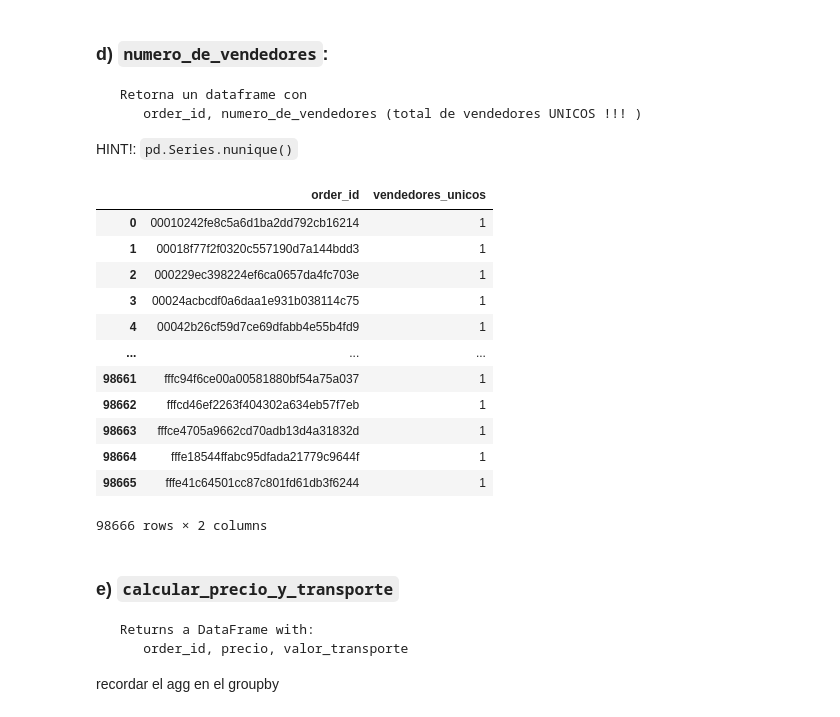
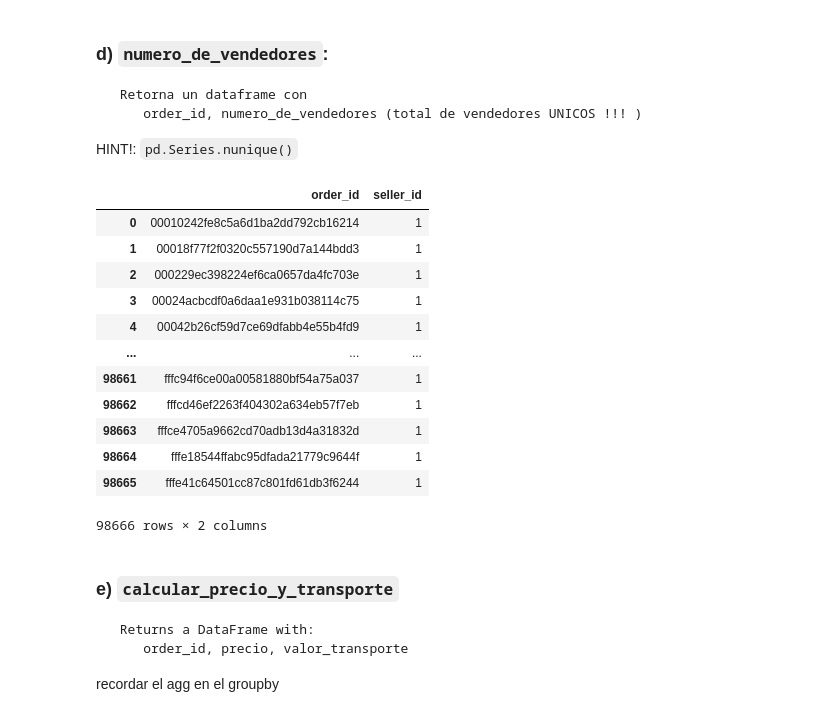
Before and after one commit to Chiaraaorlando/Olist, a Jupyter notebook: ejercicio_orders_part1.ipynb, the cells around one changed output. Cells and saved outputs as stored; diff of their text form; code cells hidden in the pictures.

```diff
--- a/ejercicio_orders_part1.ipynb
+++ b/ejercicio_orders_part1.ipynb
@@ -289,3 +365,6 @@ reviews.head()
 ### c) `numero_de_productos`:
      retorna un dataframe con
         order_id, numero_de_productos (numero_de_productos_por_orden)
+# %%
+order_items = data['order_items'].copy()
+order_items.head()
@@ -316,11 +402,11 @@ productos
 HINT!:
 `pd.Series.nunique()`
 # %%
-from olist.preprocess import vendedores_unicos
-vendedores = vendedores_unicos(data)
+from funciones.preprocess import vendedores_unicos
+vendedores = vendedores_unicos(order_items)
 vendedores
 # %% [output]
-|  | order_id | vendedores_unicos |
+|  | order_id | seller_id |
 | 0 | 00010242fe8c5a6d1ba2dd792cb16214 | 1 |
 | 1 | 00018f77f2f0320c557190d7a144bdd3 | 1 |
 | 2 | 000229ec398224ef6ca0657da4fc703e | 1 |
```
Also changed, not shown: parts of 42 cells of this notebook, 2 other files.
